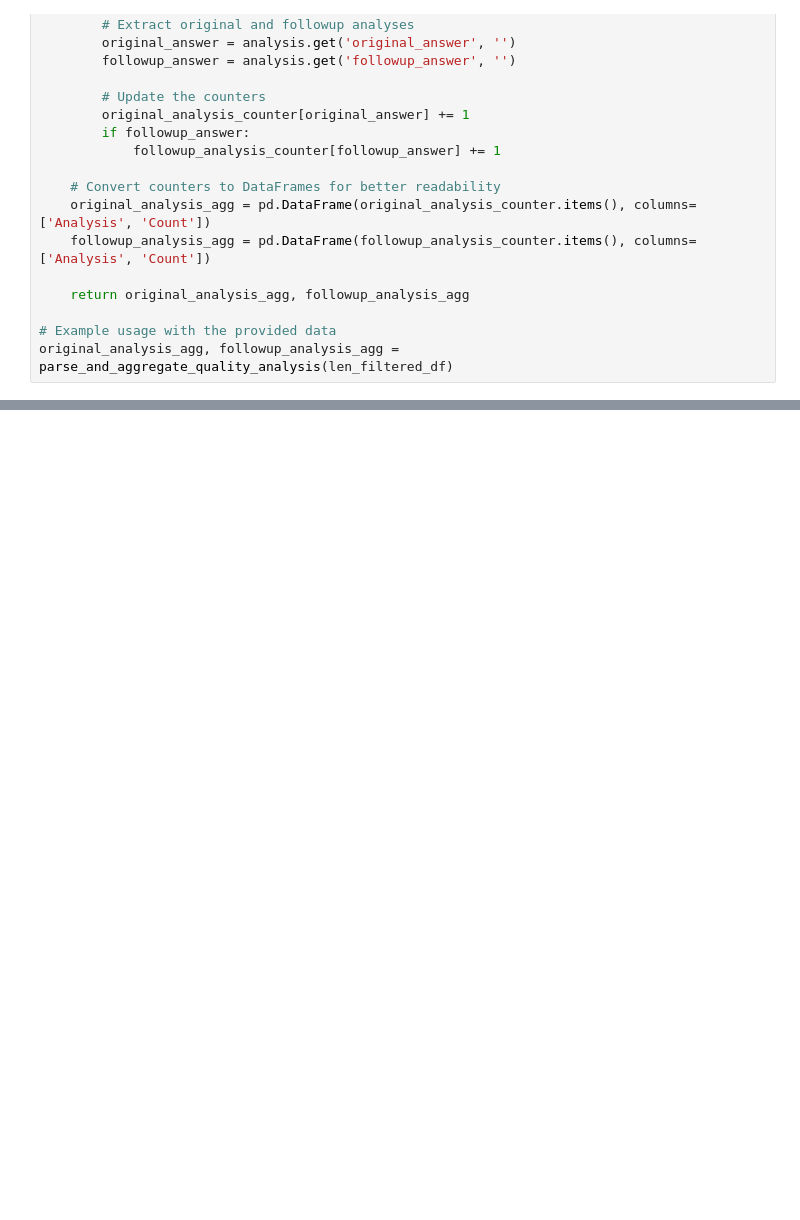
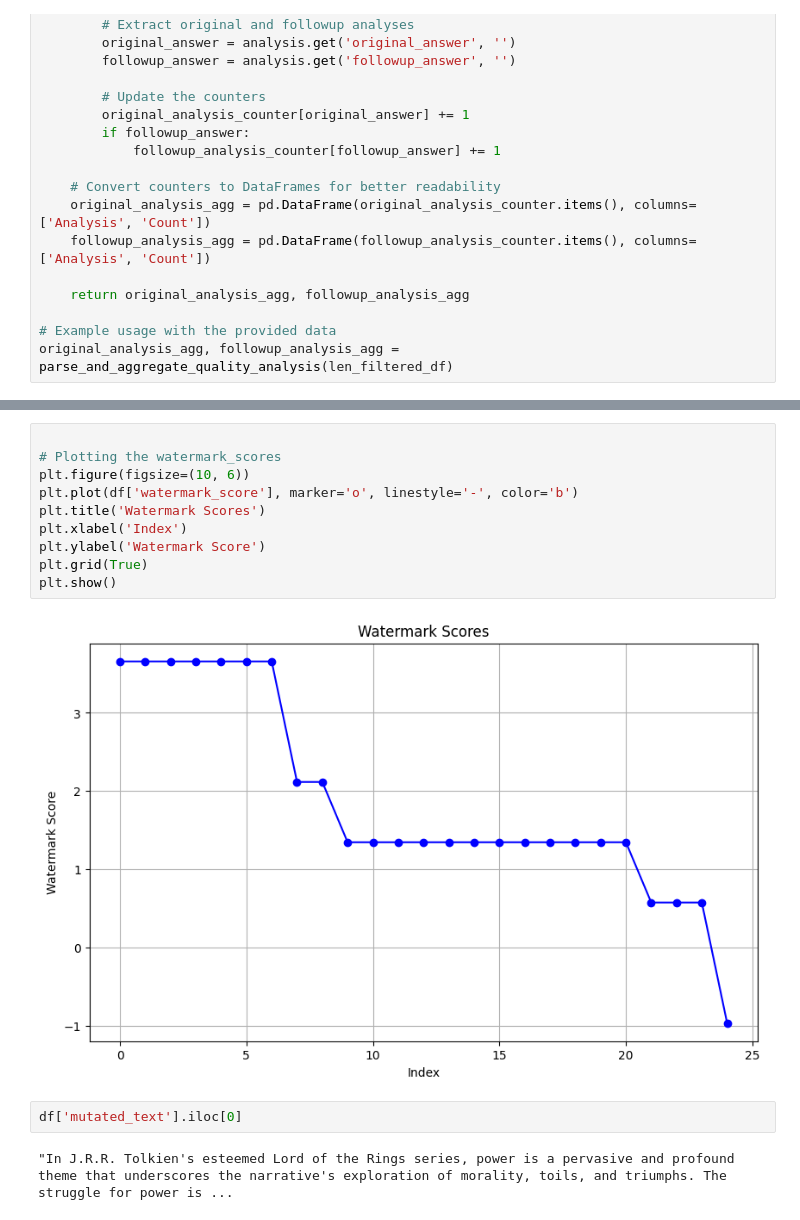
Before and after one commit to hlzhang109/impossibility-watermark, a Jupyter notebook: playground.ipynb, the cells around one changed output, grey strips where cells are left out. Saved outputs shown, nothing was run; the diff lists cells and outputs as text; blank space fills up the shorter version.

```diff
--- a/playground.ipynb
+++ b/playground.ipynb
@@ -74,0 +84,16 @@ followup_analysis_agg
+# %%
+
+# Plotting the watermark_scores
+plt.figure(figsize=(10, 6))
+plt.plot(df['watermark_score'], marker='o', linestyle='-', color='b')
+plt.title('Watermark Scores')
+plt.xlabel('Index')
+plt.ylabel('Watermark Score')
+plt.grid(True)
+plt.show()
+# %% [output]
+[figure, added]
+# %%
+df['mutated_text'].iloc[0]
+# %% [output]
+"In J.R.R. Tolkien's esteemed Lord of the Rings series, power is a pervasive and profound theme that underscores the narrative's exploration of morality, toils, and triumphs. The struggle for power is ...
```
Also changed, not shown: parts of 8 cells of this notebook, 44 other files.
